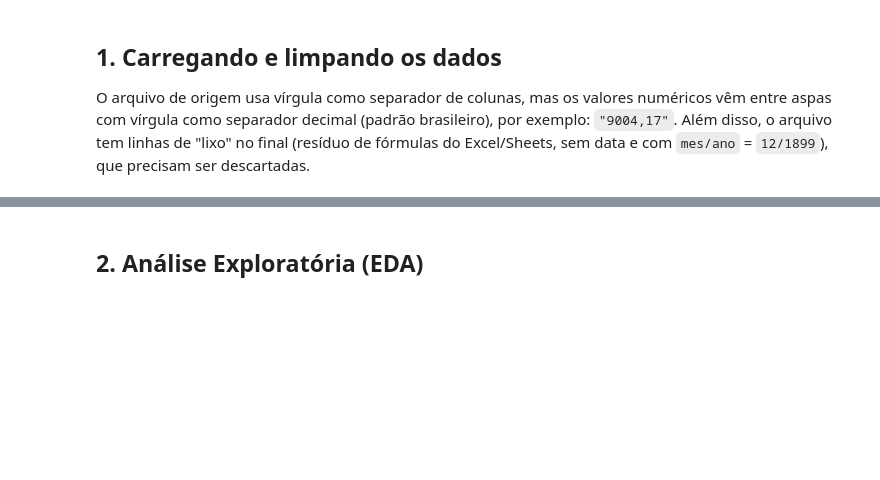
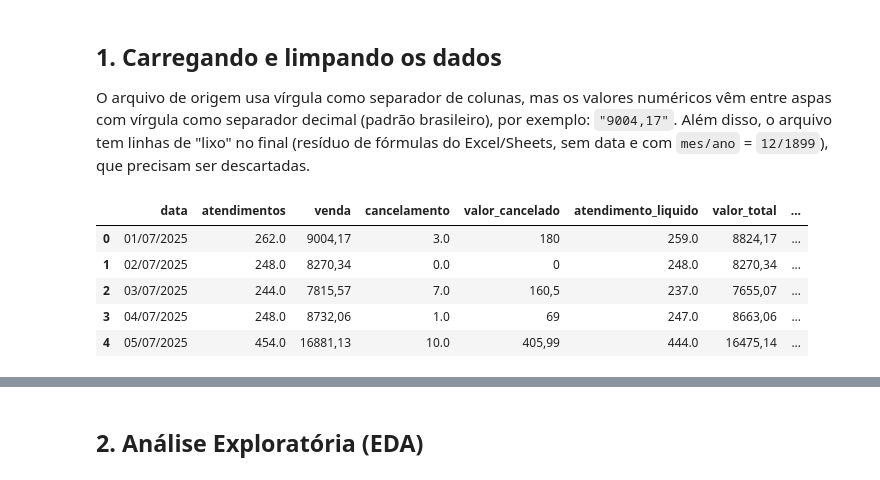
Before and after one commit to Anildojr10/analise-preditiva-vendas, a Jupyter notebook: previsao_vendas_diaria_semanal.ipynb, the cells around one changed output, grey strips where cells are left out. Saved outputs shown, nothing was run; the diff lists cells and outputs as text; code cells hidden in the pictures; blank space fills up the shorter version.

```diff
--- a/previsao_vendas_diaria_semanal.ipynb
+++ b/previsao_vendas_diaria_semanal.ipynb
@@ -20,11 +20,17 @@ warnings.filterwarnings('ignore')
 
 O arquivo de origem usa vírgula como separador de colunas, mas os valores numéricos vêm entre aspas com vírgula como separador decimal (padrão brasileiro), por exemplo: `"9004,17"`. Além disso, o arquivo tem linhas de "lixo" no final (resíduo de fórmulas do Excel/Sheets, sem data e com `mes/ano` = `12/1899`), que precisam ser descartadas.
 # %%
-# Ajuste o caminho abaixo para onde estiver o seu CSV
-CAMINHO_CSV = 'dados/relatorio_vendas.csv'
+CAMINHO_CSV = 'relatorio_vendas.csv'
 
 df = pd.read_csv(CAMINHO_CSV)
 df.head()
+# %% [output]
+|  | data | atendimentos | venda | cancelamento | valor_cancelado | atendimento_liquido | valor_total | ... |
+| 0 | 01/07/2025 | 262.0 | 9004,17 | 3.0 | 180 | 259.0 | 8824,17 | ... |
+| 1 | 02/07/2025 | 248.0 | 8270,34 | 0.0 | 0 | 248.0 | 8270,34 | ... |
+| 2 | 03/07/2025 | 244.0 | 7815,57 | 7.0 | 160,5 | 237.0 | 7655,07 | ... |
+| 3 | 04/07/2025 | 248.0 | 8732,06 | 1.0 | 69 | 247.0 | 8663,06 | ... |
+| 4 | 05/07/2025 | 454.0 | 16881,13 | 10.0 | 405,99 | 444.0 | 16475,14 | ... |
 # %%
 def to_float_br(series):
     """Converte string numérica no formato brasileiro ('1.234,56') para float."""
```
Also changed, not shown: parts of 14 cells of this notebook.
